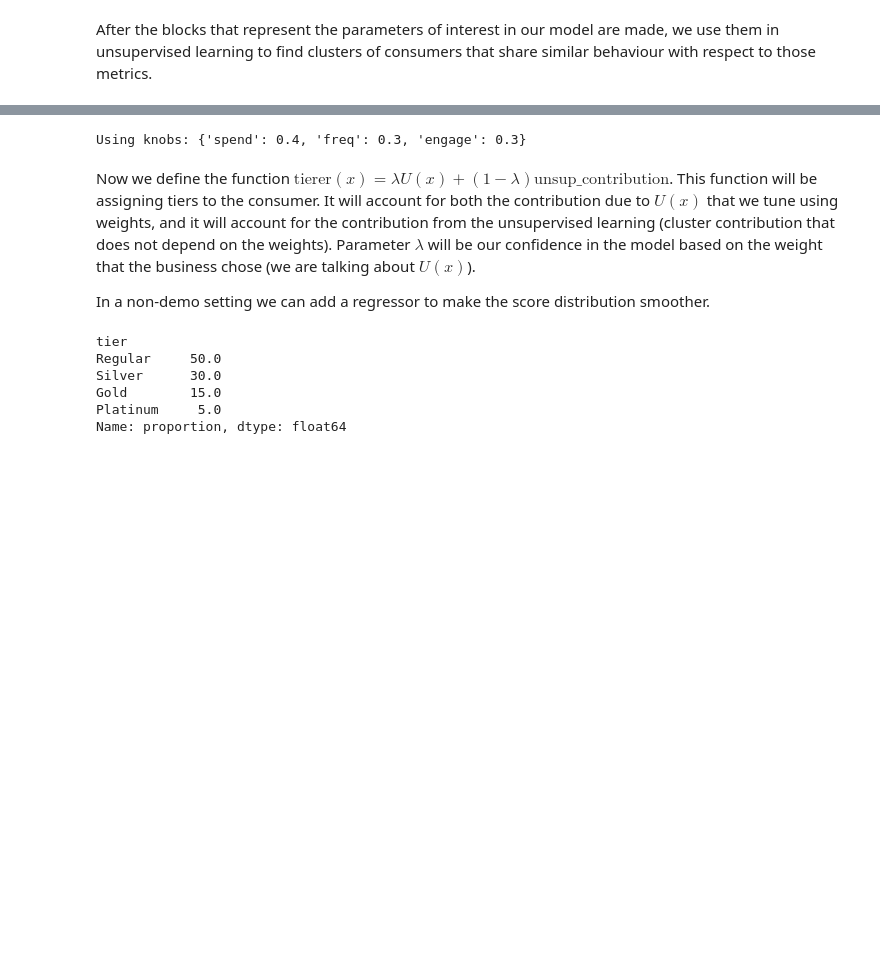
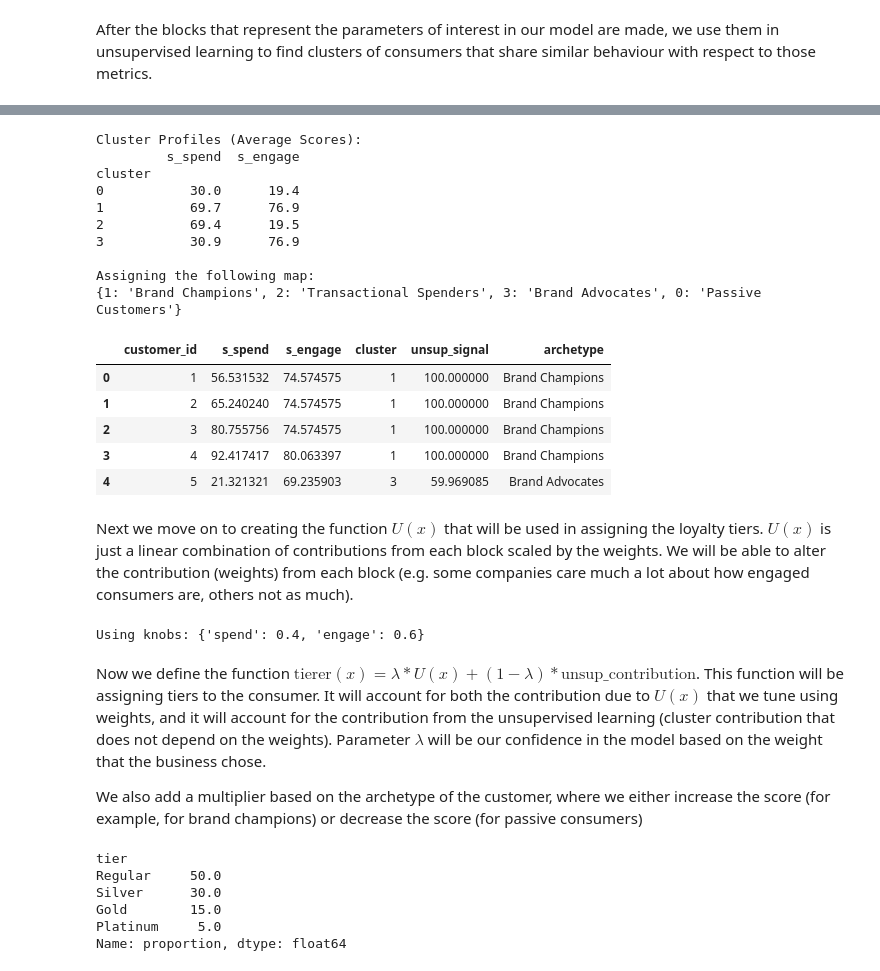
Before and after one commit to IgorSuvalov/Emotional-Loyalty, a Jupyter notebook: Notebooks/Notebook.ipynb, the cells around one changed output, grey strips where cells are left out. Cells and saved outputs as stored; diff of their text form; code cells hidden in the pictures; blank space fills up the shorter version.

```diff
--- a/Notebooks/Notebook.ipynb
+++ b/Notebooks/Notebook.ipynb
@@ -264,12 +268,66 @@ Next we move on to creating a function $U(x)$ that will be used in assigning the
+# %%
+# Calculate the average scores in each cluster
+cluster_profiles = block_scores.groupby('cluster')[['s_spend', 's_engage']].mean().round(1)
+print("\nCluster Profiles (Average Scores):")
+print(cluster_profiles)
+
+# Identify each archetype based on the cluster
+low_score_cluster = cluster_profiles.sum(axis=1).idxmin()
+high_score_cluster = cluster_profiles.sum(axis=1).idxmax()
+
+# Identify the remaining two clusters
+remaining_clusters = [c for c in cluster_profiles.index if c not in [low_score_cluster, high_score_cluster]]
+
+# Sort the remaining clusters
+if cluster_profiles.loc[remaining_clusters[0], 's_spend'] > cluster_profiles.loc[remaining_clusters[1], 's_spend']:
+    transactional_cluster = remaining_clusters[0]
+    advocate_cluster = remaining_clusters[1]
+else:
+    transactional_cluster = remaining_clusters[1]
+    advocate_cluster = remaining_clusters[0]
+
+# Create the mapping from cluster number to archetype
+archetype_map = {
+    high_score_cluster: 'Brand Champions',
+    transactional_cluster: 'Transactional Spenders',
+    advocate_cluster: 'Brand Advocates',
+    low_score_cluster: 'Passive Customers'
+}
+
+print("\nAssigning the following map:")
+print(archetype_map)
+
+# Add the 'archetype' column to the DataFrame
+block_scores['archetype'] = block_scores['cluster'].map(archetype_map)
+
+block_scores.head()
+# %% [output]
+Cluster Profiles (Average Scores):
+         s_spend  s_engage
+cluster
+0           30.0      19.4
+1           69.7      76.9
+2           69.4      19.5
+3           30.9      76.9
+
+Assigning the following map:
+{1: 'Brand Champions', 2: 'Transactional Spenders', 3: 'Brand Advocates', 0: 'Passive Customers'}
+|  | customer_id | s_spend | s_engage | cluster | unsup_signal | archetype |
+| 0 | 1 | 56.531532 | 74.574575 | 1 | 100.000000 | Brand Champions |
+| 1 | 2 | 65.240240 | 74.574575 | 1 | 100.000000 | Brand Champions |
+| 2 | 3 | 80.755756 | 74.574575 | 1 | 100.000000 | Brand Champions |
+| 3 | 4 | 92.417417 | 80.063397 | 1 | 100.000000 | Brand Champions |
+| 4 | 5 | 21.321321 | 69.235903 | 3 | 59.969085 | Brand Advocates |
+# %% [markdown]
+Next we move on to creating the function $U(x)$ that will be used in assigning the loyalty tiers. $U(x)$ is just a linear combination of contributions from each block scaled by the weights. We will be able to alter the contribution (weights) from each block (e.g. some companies care much a lot about how engaged consumers are, others not as much).
 # %%
 # Choose weights (they need to sum to 1)
 knobs = {
     "spend":  0.40,
-    "freq":   0.30,
-    "engage": 0.30,
+    "engage": 0.60,
 }
 
-# Keep only blocks that exist, then renormalise
+# Keep only blocks that exist, then normalise
 available = [c.replace("s_","") for c in block_scores.columns if c.startswith("s_")]
 knobs = {k:v for k,v in knobs.items() if f"s_{k}" in block_scores.columns}
 tot = sum(knobs.values()) or 1.0
@@ -285,9 +343,9 @@ def U_from_knobs(df, weights):
 
 block_scores["U_seed"] = U_from_knobs(block_scores, knobs)
 # %% [output]
-Using knobs: {'spend': 0.4, 'freq': 0.3, 'engage': 0.3}
+Using knobs: {'spend': 0.4, 'engage': 0.6}
 # %% [markdown]
-Now we define the function $\text{tierer}(x) = \lambda U(x) + (1-\lambda) \text{unsup_contribution}$. This function will be assigning tiers to the consumer. It will account for both the contribution due to $U(x)$ that we tune using weights, and it will account for the contribution from the unsupervised learning (cluster contribution that does not depend on the weights). Parameter $\lambda$ will be our confidence in the model based on the weight that the business chose (we are talking about $U(x)$).
+Now we define the function $\text{tierer}(x) = \lambda * U(x) + (1-\lambda) * \text{unsup_contribution}$. This function will be assigning tiers to the consumer. It will account for both the contribution due to $U(x)$ that we tune using weights, and it will account for the contribution from the unsupervised learning (cluster contribution that does not depend on the weights). Parameter $\lambda$ will be our confidence in the model based on the weight that the business chose.
 
-In a non-demo setting we can add a regressor to make the score distribution smoother.
+We also add a multiplier based on the archetype of the customer, where we either increase the score (for example, for brand champions) or decrease the score (for passive consumers)
 # %%
```
Also changed, not shown: parts of 10 cells of this notebook, 1 other file.
